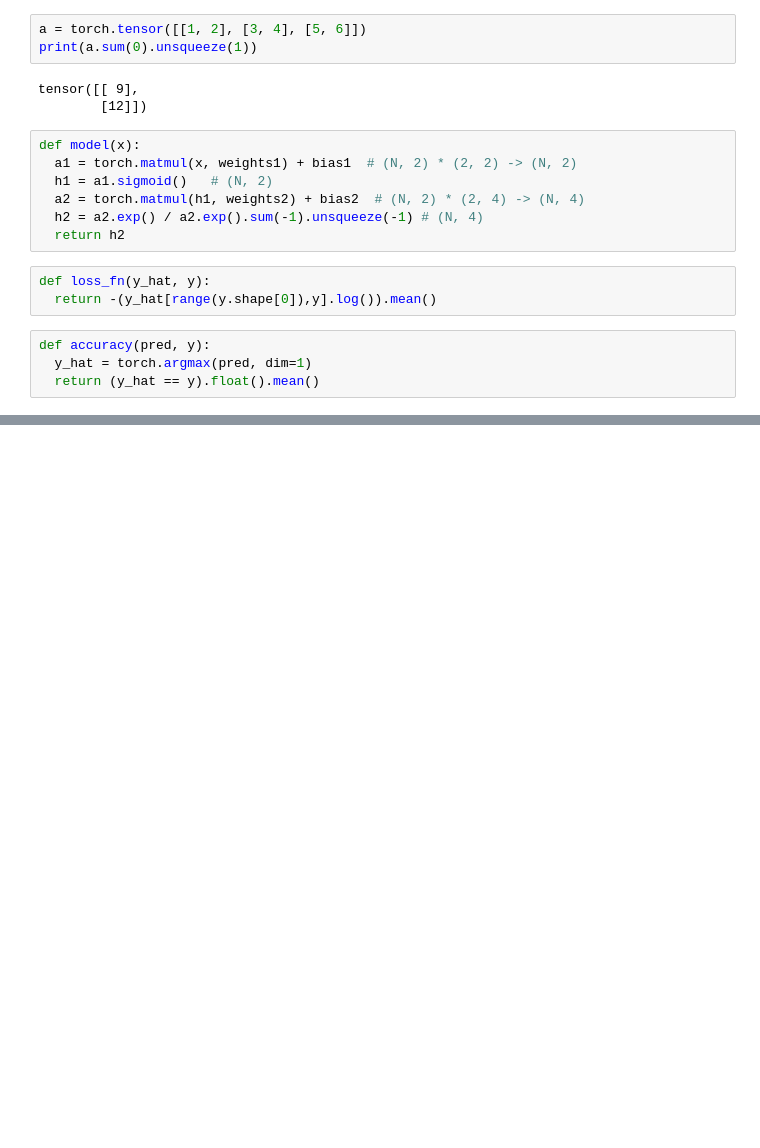
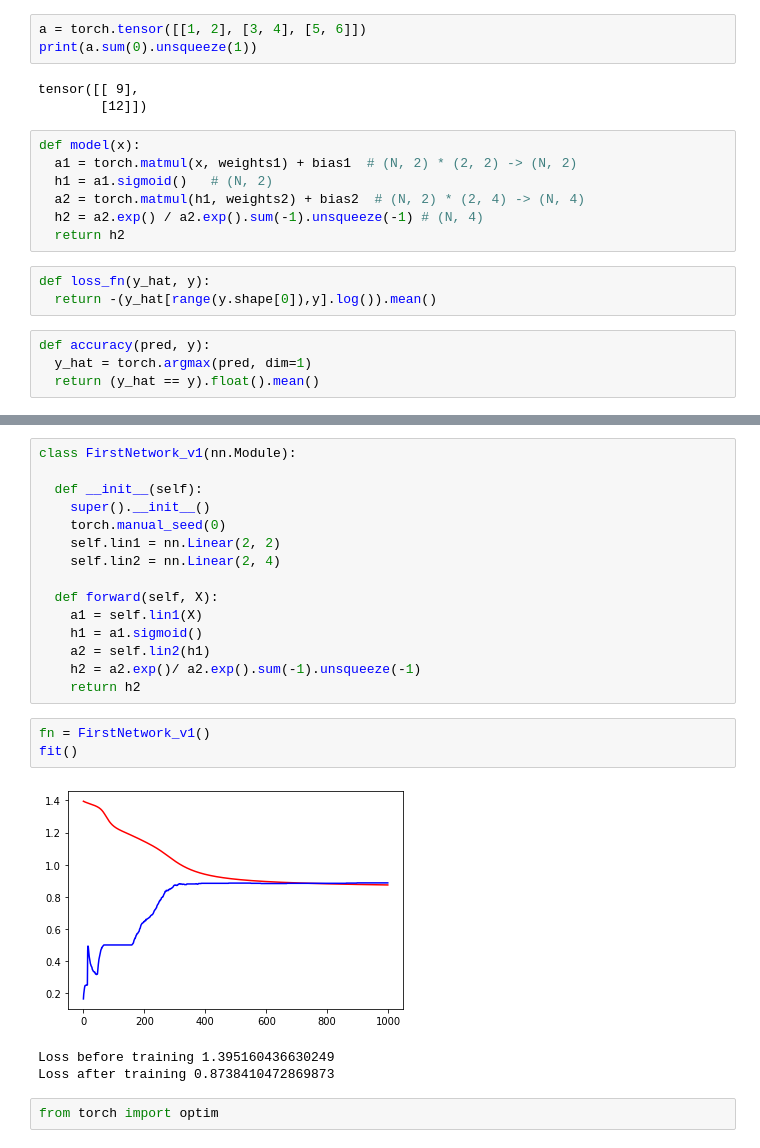
Before and after one commit to Arpitkamal/Deep-learning-107-Introduction-to-Pytorch, a Jupyter notebook: FFNetworkWithPyTorch.ipynb, the cells around one changed output, grey strips where cells are left out. Saved outputs shown, nothing was run; the diff lists cells and outputs as text; blank space fills up the shorter version.

```diff
--- a/FFNetworkWithPyTorch.ipynb
+++ b/FFNetworkWithPyTorch.ipynb
@@ -102,0 +247,24 @@ torch.manual_seed(0)
+# %%
+class FirstNetwork_v1(nn.Module):
+
+  def __init__(self):
+    super().__init__()
+    torch.manual_seed(0)
+    self.lin1 = nn.Linear(2, 2)
+    self.lin2 = nn.Linear(2, 4)
+
+  def forward(self, X):
+    a1 = self.lin1(X)
+    h1 = a1.sigmoid()
+    a2 = self.lin2(h1)
+    h2 = a2.exp()/ a2.exp().sum(-1).unsqueeze(-1)
+    return h2
+# %%
+fn = FirstNetwork_v1()
+fit()
+# %% [output]
+[figure, added]
+Loss before training 1.395160436630249
+Loss after training 0.8738410472869873
+# %%
+from torch import optim
```
Also changed, not shown: parts of 15 cells of this notebook.
